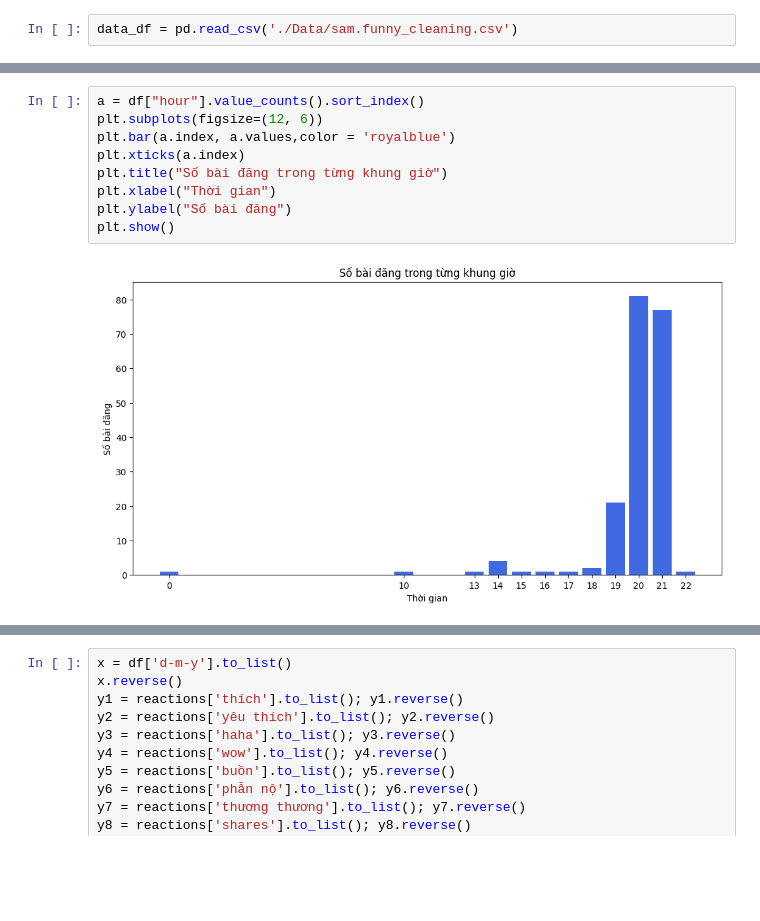
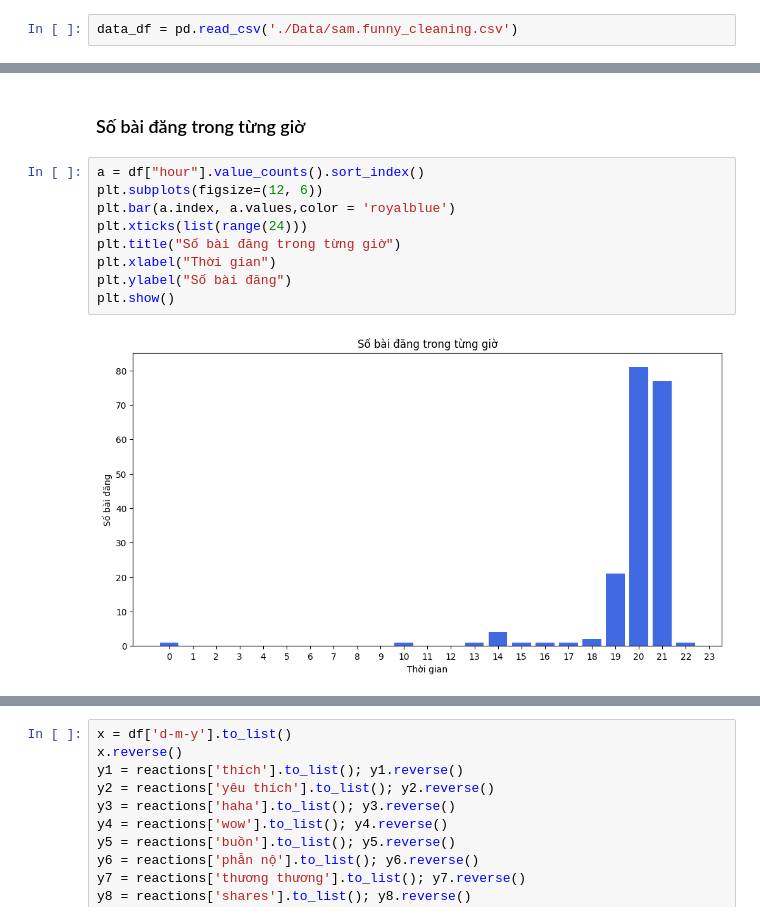
Before and after one commit to nqtuan2553/final-project, a Jupyter notebook: 3.Reaction_analyze.ipynb, the cells around one changed output, grey strips where cells are left out. Saved outputs shown, nothing was run; the diff lists cells and outputs as text; blank space fills up the shorter version.

```diff
--- a/3.Reaction_analyze.ipynb
+++ b/3.Reaction_analyze.ipynb
@@ -52,11 +134,13 @@ memory usage: 24.1+ KB
+# %% [markdown]
+### Số bài đăng trong từng giờ
 # %%
 a = df["hour"].value_counts().sort_index()
 plt.subplots(figsize=(12, 6))
 plt.bar(a.index, a.values,color = 'royalblue')
-plt.xticks(a.index)
-plt.title("Số bài đăng trong từng khung giờ")
+plt.xticks(list(range(24)))
+plt.title("Số bài đăng trong từng giờ")
 plt.xlabel("Thời gian")
 plt.ylabel("Số bài đăng")
 plt.show()
 # %% [output]
-[figure, old version]
+[figure, new version]
```
Also changed, not shown: parts of 23 cells of this notebook, 4 other files.
